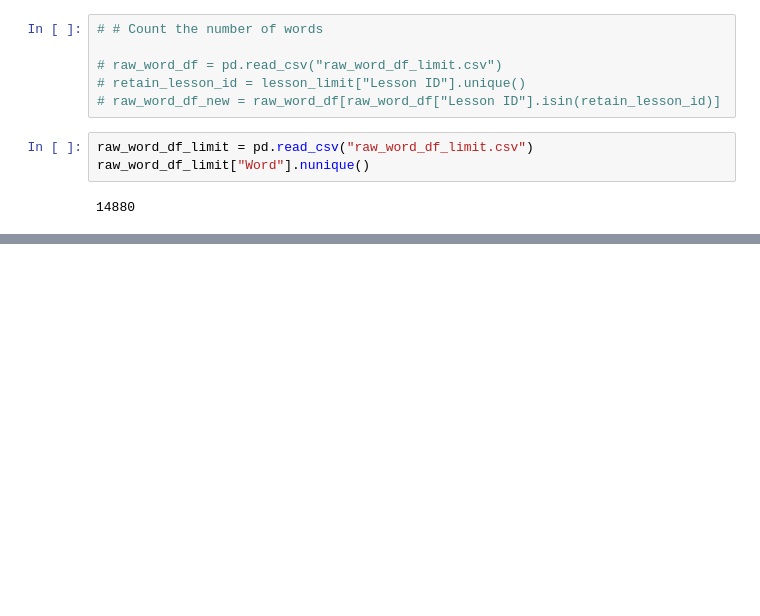
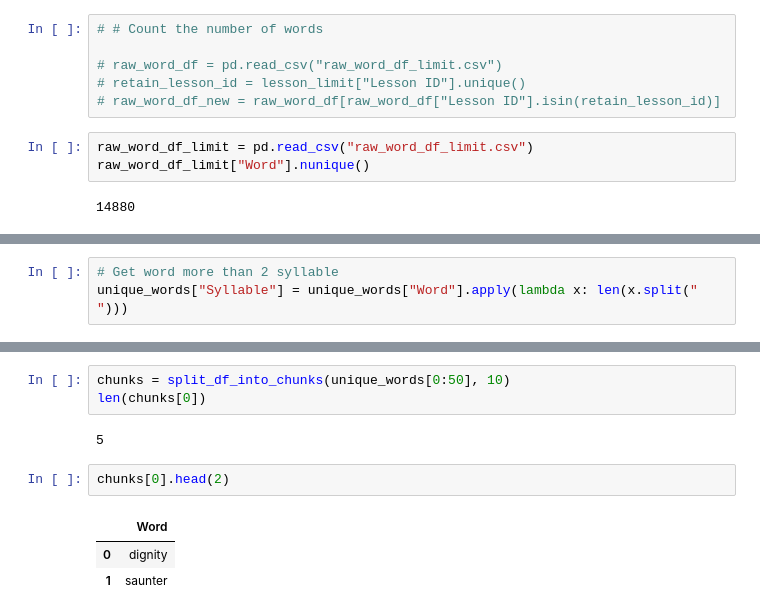
Before and after one commit to TienZe/Toeic-Crawler, a Jupyter notebook: Voca/Word/main.ipynb, the cells around one changed output, grey strips where cells are left out. Saved outputs shown, nothing was run; the diff lists cells and outputs as text; blank space fills up the shorter version.

```diff
--- a/Voca/Word/main.ipynb
+++ b/Voca/Word/main.ipynb
@@ -361,0 +409,3 @@ raw_word_df_limit["Word"].nunique()
+# %%
+# Get word more than 2 syllable
+unique_words["Syllable"] = unique_words["Word"].apply(lambda x: len(x.split(" ")))
@@ -361,0 +428,11 @@ raw_word_df_limit["Word"].nunique()
+# %%
+chunks = split_df_into_chunks(unique_words[0:50], 10)
+len(chunks[0])
+# %% [output]
+5
+# %%
+chunks[0].head(2)
+# %% [output]
+|  | Word |
+| 0 | dignity |
+| 1 | saunter |
```
Also changed, not shown: parts of 14 cells of this notebook, 14 other files.
